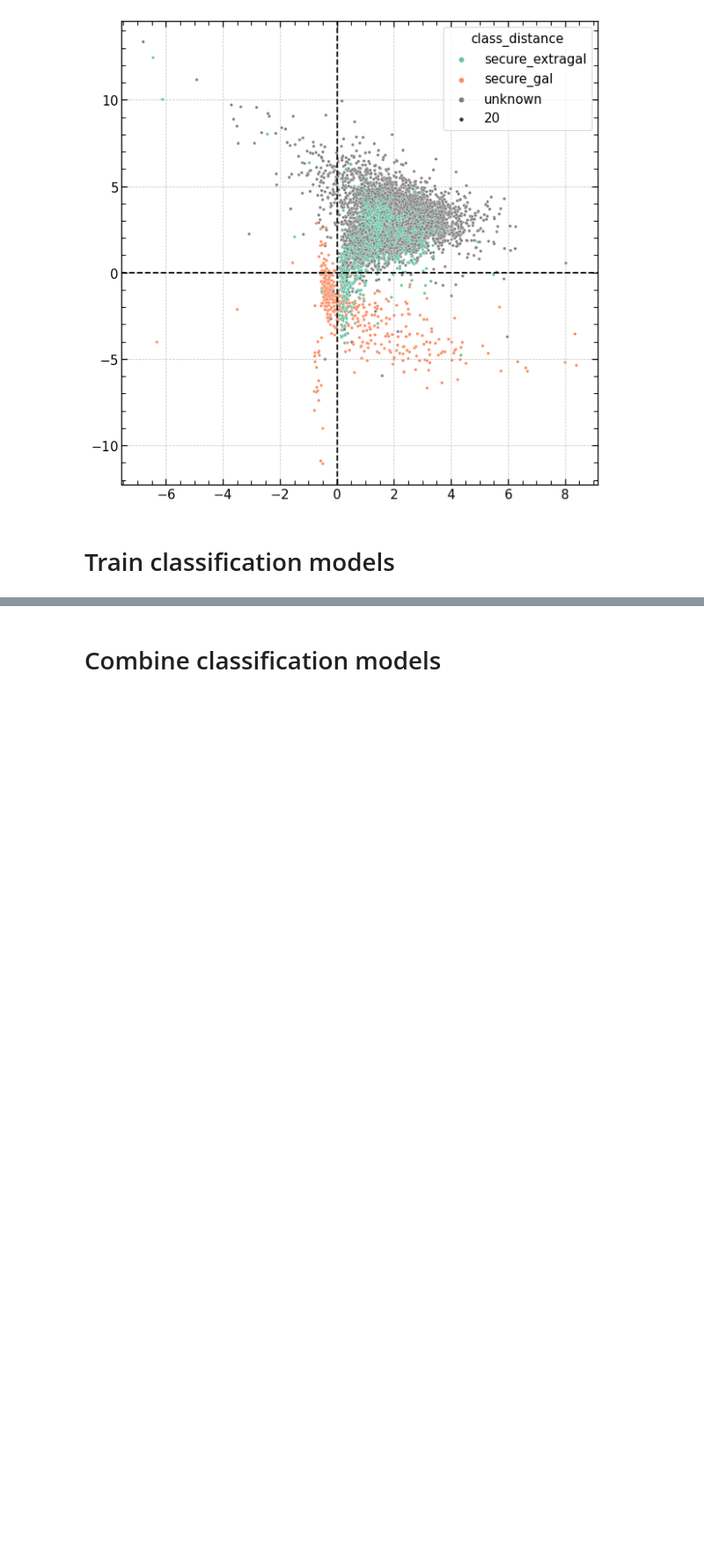
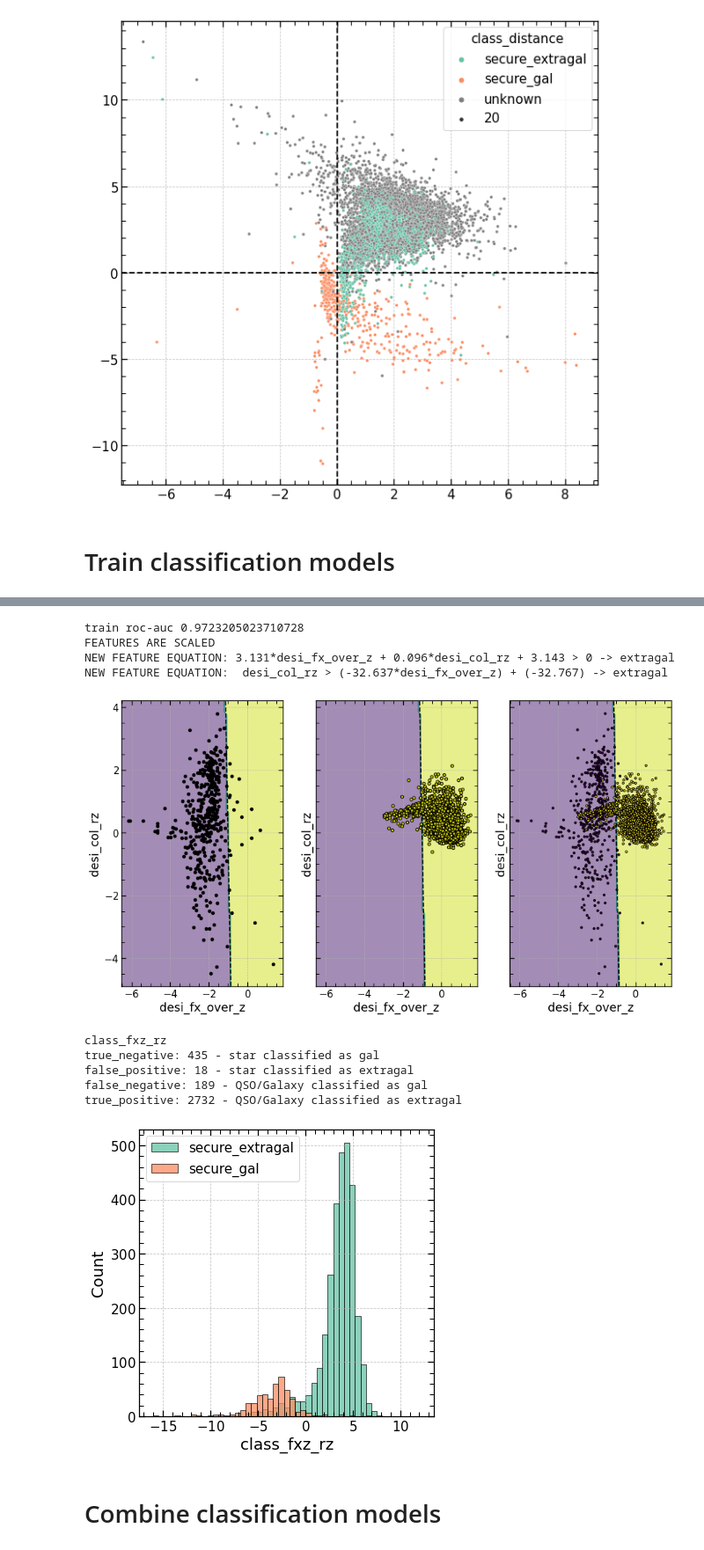
Before and after one commit to SergeiDBykov/lockman_hole, a Jupyter notebook: 3_LH-ero-desi-identification/2_desi-classification.ipynb, the cells around one changed output, grey strips where cells are left out. Shown at 88% size. Cells and saved outputs as stored; diff of their text form; code cells hidden in the pictures; blank space fills up the shorter version.

```diff
--- a/3_LH-ero-desi-identification/2_desi-classification.ipynb
+++ b/3_LH-ero-desi-identification/2_desi-classification.ipynb
@@ -292,6 +302,25 @@ true_positive: 2912 - QSO/Galaxy classified as extragal
 # desi['class_fxw1w2'] = decision_func_fxw1(np.log10(desi['ML_FLUX_0'])+13, desi['desi_col_w1w2'])
 
 # asses_classifier(desi, 'class_fxw1w2')
+# %%
+
+_, decision_func_fxz_rz = train_classifier(desi, feature_x = 'desi_fx_over_z', feature_y = 'desi_col_rz', class_weight = 'balanced', C = 10, penalty= 'l1', solver = 'saga')
+
+
+desi['class_fxz_rz'] = decision_func_fxz_rz(desi['desi_fx_over_z']+15, desi['desi_col_rz'])
+asses_classifier(desi, 'class_fxz_rz')
+# %% [output]
+train roc-auc 0.9723205023710728
+FEATURES ARE SCALED
+NEW FEATURE EQUATION: 3.131*desi_fx_over_z + 0.096*desi_col_rz + 3.143 > 0 -> extragal
+NEW FEATURE EQUATION:  desi_col_rz > (-32.637*desi_fx_over_z) + (-32.767) -> extragal
+[figure, added]
+class_fxz_rz
+true_negative: 435 - star classified as gal
+false_positive: 18 - star classified as extragal
+false_negative: 189 - QSO/Galaxy classified as gal
+true_positive: 2732 - QSO/Galaxy classified as extragal
+[figure, added]
 # %% [markdown]
 # Combine classification models
 # %%
```
Also changed, not shown: parts of 6 cells of this notebook, 2 other files.
